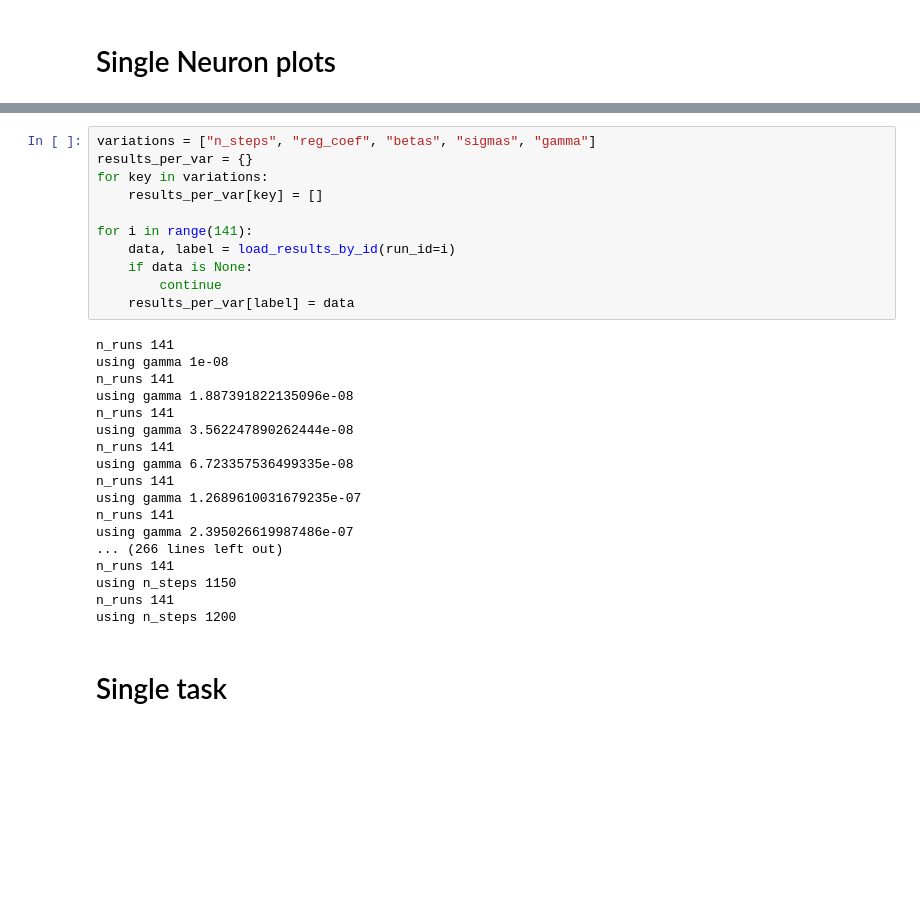
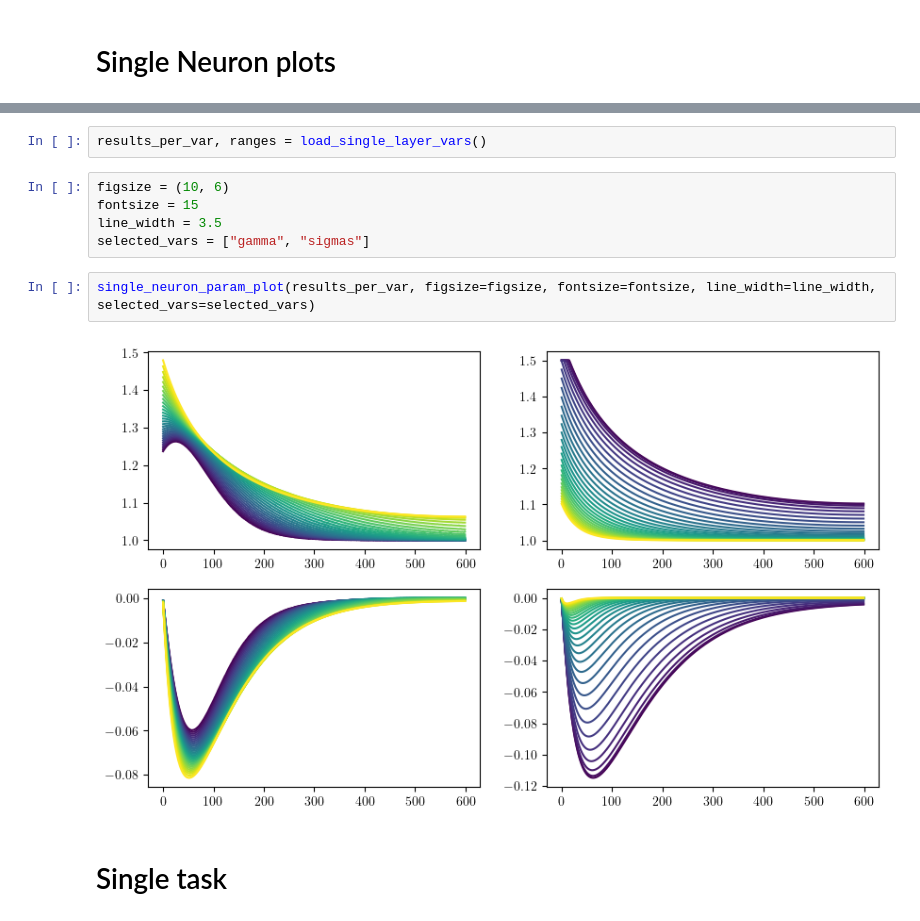
Before and after one commit to rodrigcd/neuromod, a Jupyter notebook: notebooks/paper_plots.ipynb, the cells around one changed output, grey strips where cells are left out. Drawn from its saved outputs; the diff is of its cells as text; blank space fills up the shorter version.

Commit message:
single neuron almost done

```diff
--- a/notebooks/paper_plots.ipynb
+++ b/notebooks/paper_plots.ipynb
@@ -62,32 +13,14 @@ def load_results_by_id(run_id):
-# %%
-variations = ["n_steps", "reg_coef", "betas", "sigmas", "gamma"]
-results_per_var = {}
-for key in variations:
-    results_per_var[key] = []
-
-for i in range(141):
-    data, label = load_results_by_id(run_id=i)
-    if data is None:
-        continue
-    results_per_var[label] = data
-# %% [output]
-n_runs 141
-using gamma 1e-08
-n_runs 141
-using gamma 1.887391822135096e-08
-n_runs 141
-using gamma 3.562247890262444e-08
-n_runs 141
-using gamma 6.723357536499335e-08
-n_runs 141
-using gamma 1.2689610031679235e-07
-n_runs 141
-using gamma 2.395026619987486e-07
-... (266 lines left out)
-n_runs 141
-using n_steps 1150
-n_runs 141
-using n_steps 1200
+# %%
+results_per_var, ranges = load_single_layer_vars()
+# %%
+figsize = (10, 6)
+fontsize = 15
+line_width = 3.5
+selected_vars = ["gamma", "sigmas"]
+# %%
+single_neuron_param_plot(results_per_var, figsize=figsize, fontsize=fontsize, line_width=line_width, selected_vars=selected_vars)
+# %% [output]
+[figure, added]
 # %% [markdown]
 # Single task
 # %%
```
Also changed, not shown: parts of 2 cells of this notebook, 3 other files.
